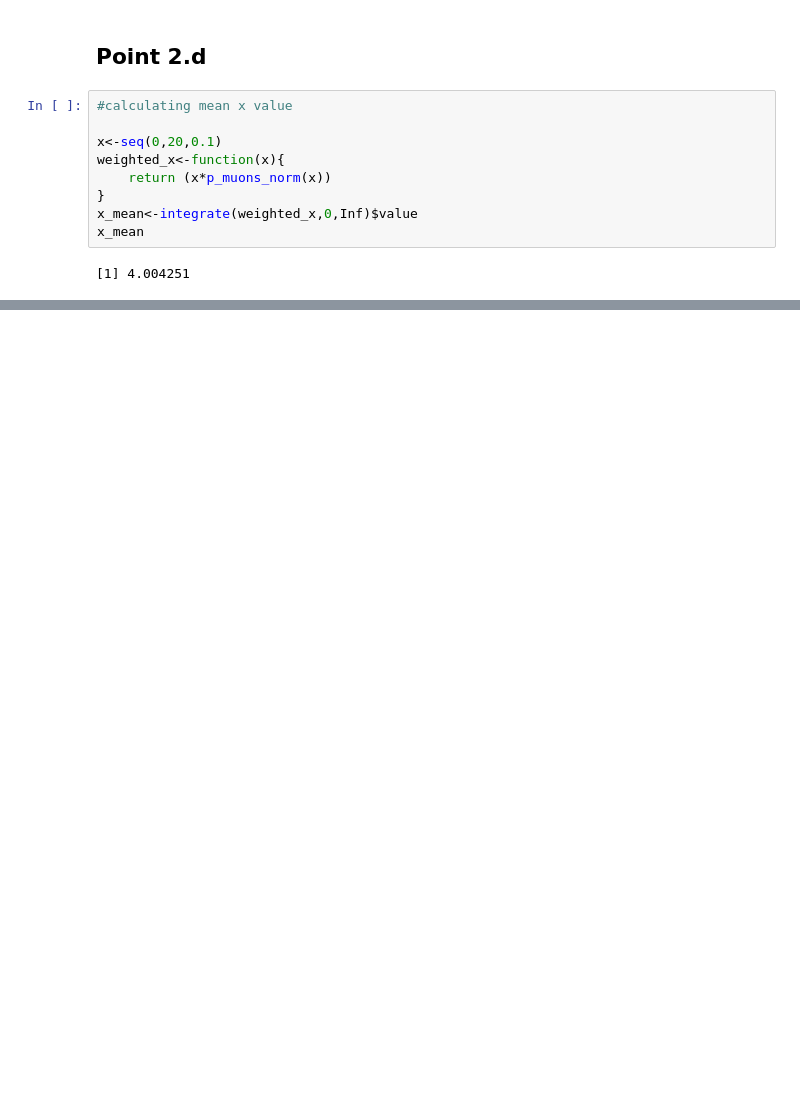
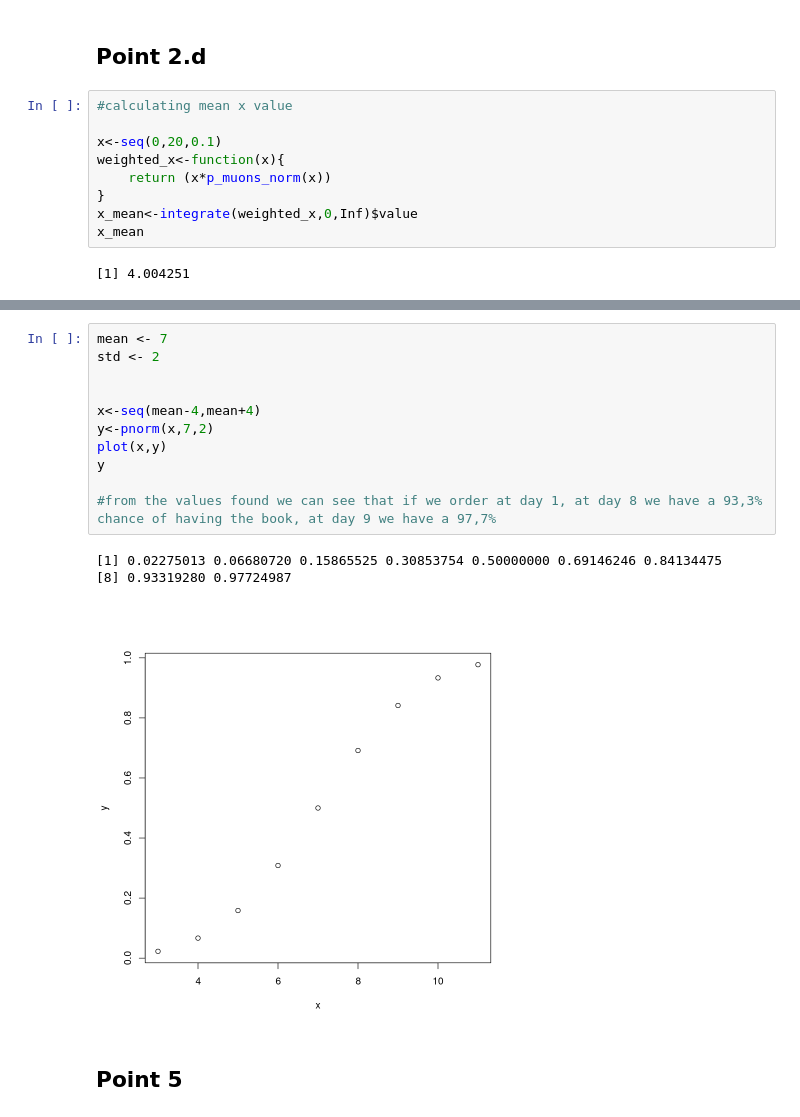
Before and after one commit to FedericoBraidi/ASPA, a Jupyter notebook: lab2/Federico_Braidi_Rlab02.ipynb, the cells around one changed output, grey strips where cells are left out. Drawn from its saved outputs; the diff is of its cells as text; blank space fills up the shorter version.

```diff
--- a/lab2/Federico_Braidi_Rlab02.ipynb
+++ b/lab2/Federico_Braidi_Rlab02.ipynb
@@ -132,0 +197,17 @@ x_mean
+# %%
+mean <- 7
+std <- 2
+
+
+x<-seq(mean-4,mean+4)
+y<-pnorm(x,7,2)
+plot(x,y)
+y
+
+#from the values found we can see that if we order at day 1, at day 8 we have a 93,3% chance of having the book, at day 9 we have a 97,7%
+# %% [output]
+[1] 0.02275013 0.06680720 0.15865525 0.30853754 0.50000000 0.69146246 0.84134475
+[8] 0.93319280 0.97724987
+[figure, added]
+# %% [markdown]
+## Point 5
```
Also changed, not shown: parts of 23 cells of this notebook, 1 other file.
